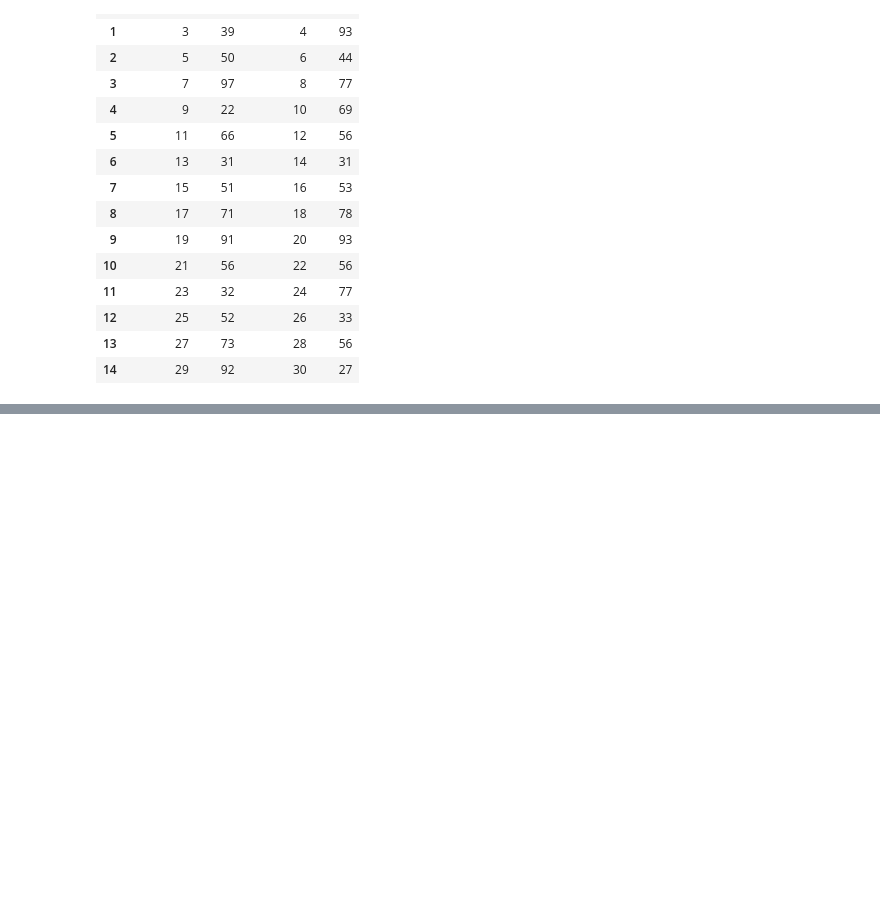
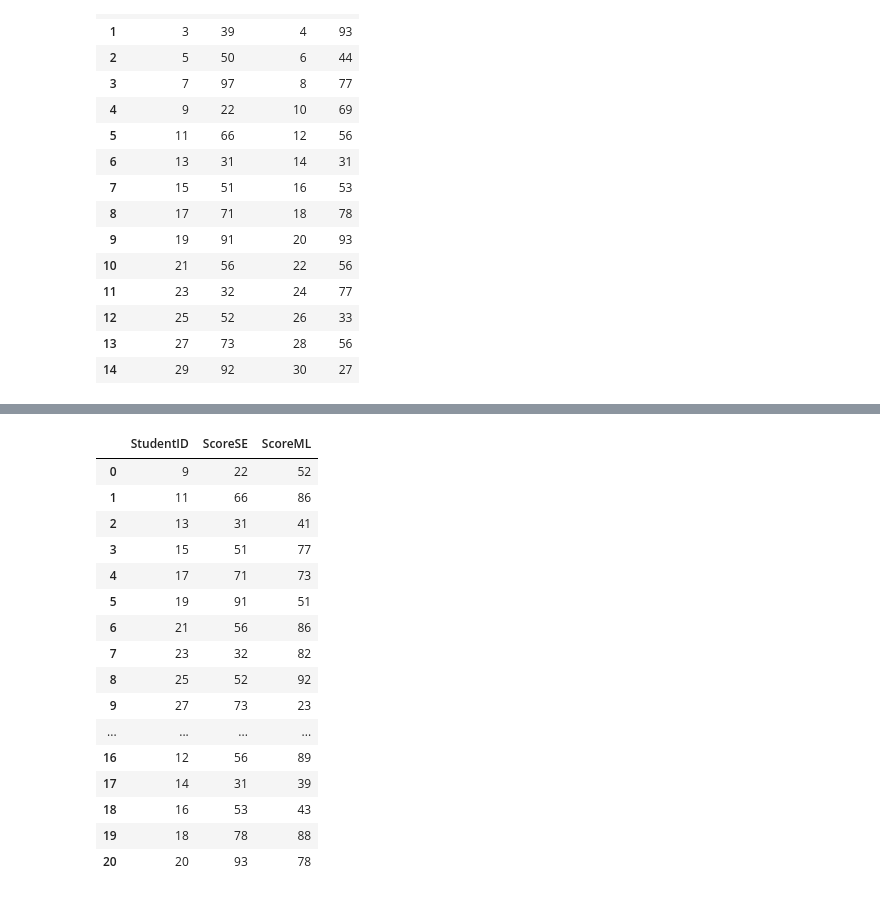
Before and after one commit to salemprakash/EDA, a Jupyter notebook: Chapter2.ipynb, the cells around one changed output, grey strips where cells are left out. Drawn from its saved outputs; the diff is of its cells as text; code cells hidden in the pictures; blank space fills up the shorter version.

```diff
--- a/Chapter2.ipynb
+++ b/Chapter2.ipynb
@@ -52,0 +86,27 @@ pd.concat([dataFrame1, dataFrame2], axis=1)
+# %%
+# Option 2
+dfSE = pd.concat([df1SE, df2SE], ignore_index=True)
+dfML = pd.concat([df1ML, df2ML], ignore_index=True)
+
+df = dfSE.merge(dfML, how='inner')
+df
+
+# Here, you will perform inner join with each dataframe. That is to say, if an item exists on the both dataframe, will be included in the new dataframe. This means, we will get the list of students who are appearing in both the courses.
+# %% [output]
+|  | StudentID | ScoreSE | ScoreML |
+| 0 | 9 | 22 | 52 |
+| 1 | 11 | 66 | 86 |
+| 2 | 13 | 31 | 41 |
+| 3 | 15 | 51 | 77 |
+| 4 | 17 | 71 | 73 |
+| 5 | 19 | 91 | 51 |
+| 6 | 21 | 56 | 86 |
+| 7 | 23 | 32 | 82 |
+| 8 | 25 | 52 | 92 |
+| 9 | 27 | 73 | 23 |
+| ... | ... | ... | ... |
+| 16 | 12 | 56 | 89 |
+| 17 | 14 | 31 | 39 |
+| 18 | 16 | 53 | 43 |
+| 19 | 18 | 78 | 88 |
+| 20 | 20 | 93 | 78 |
```
Also changed, not shown: parts of 20 cells of this notebook.
